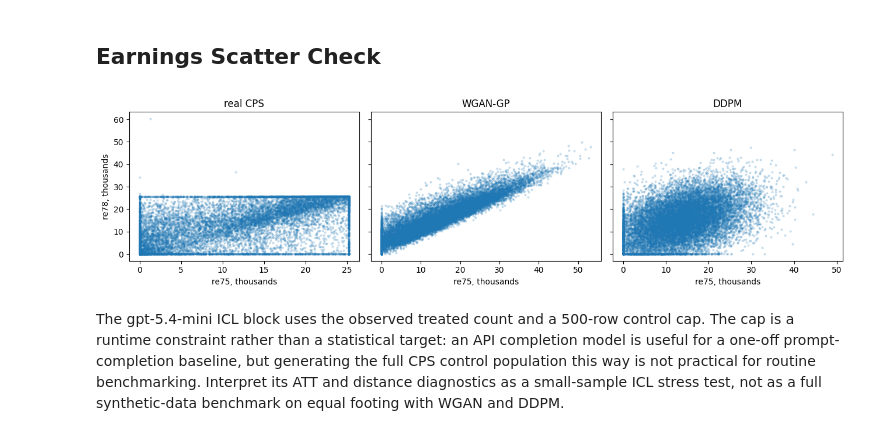
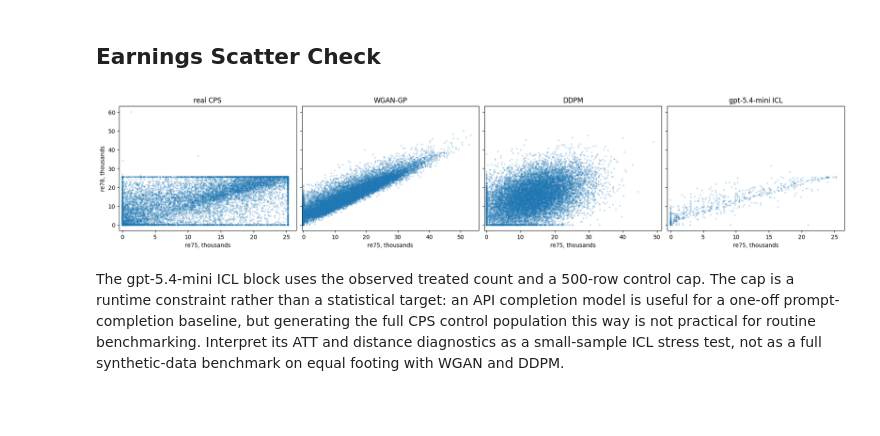
Before and after one commit to apoorvalal/torchonometrics, a Jupyter notebook: nb/lalonde_cps_simdgp_application.ipynb, the cells around one changed output. Saved outputs shown, nothing was run; the diff lists cells and outputs as text; code cells hidden in the pictures; blank space fills up the shorter version.

Commit message:
Add ICL scatter and distance metric interpretation

```diff
--- a/nb/lalonde_cps_simdgp_application.ipynb
+++ b/nb/lalonde_cps_simdgp_application.ipynb
@@ -564,16 +576,22 @@ plt.show()
 # %% [markdown]
 ## Earnings Scatter Check
 # %%
-fig, axes = plt.subplots(1, 3, figsize=(13, 3.5), sharey=True)
 plot_items = [("real CPS", real), ("WGAN-GP", wgan_df), ("DDPM", ddpm_df)]
+if gptoss_df is not None:
+    plot_items.append(("gpt-5.4-mini ICL", gptoss_df))
+
+fig, axes = plt.subplots(1, len(plot_items), figsize=(4.6 * len(plot_items), 3.8), sharey=True, constrained_layout=True)
+if len(plot_items) == 1:
+    axes = [axes]
+
 for ax, (title, df) in zip(axes, plot_items):
     ax.scatter(df["re75"], df["re78"], s=4, alpha=0.18)
     ax.set_title(title)
     ax.set_xlabel("re75, thousands")
+    ax.set_xlim(left=-0.5)
 axes[0].set_ylabel("re78, thousands")
-fig.tight_layout()
 plt.show()
 # %% [output]
-[figure, old version]
+[figure, new version]
 # %% [markdown]
 The gpt-5.4-mini ICL block uses the observed treated count and a 500-row control cap. The cap is a runtime constraint rather than a statistical target: an API completion model is useful for a one-off prompt-completion baseline, but generating the full CPS control population this way is not practical for routine benchmarking. Interpret its ATT and distance diagnostics as a small-sample ICL stress test, not as a full synthetic-data benchmark on equal footing with WGAN and DDPM.
```
Also changed, not shown: parts of 3 cells of this notebook.
